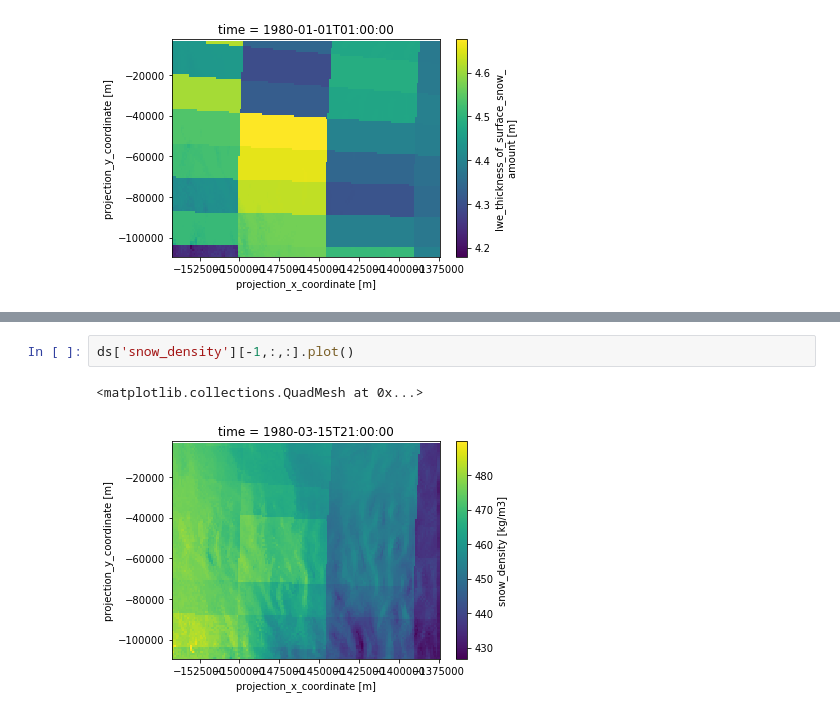
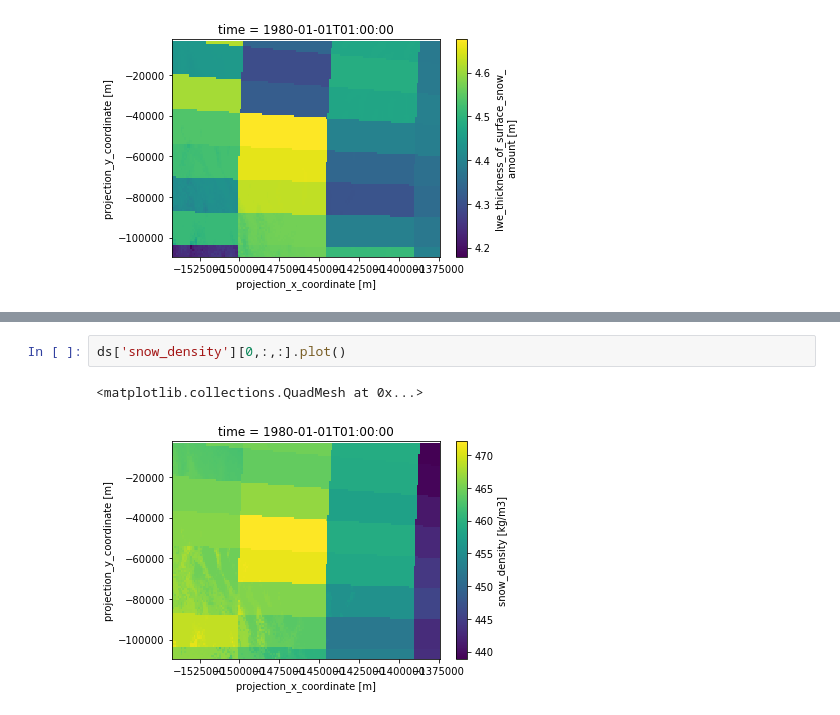
Before and after one commit to EricKeenan/SNOWPACK_WAIS, a Jupyter notebook: analysis/inspect_grid.ipynb, the cells around one changed output, grey strips where cells are left out. Saved outputs shown, nothing was run; the diff lists cells and outputs as text.

```diff
--- a/analysis/inspect_grid.ipynb
+++ b/analysis/inspect_grid.ipynb
@@ -46,5 +46,5 @@ dswe.sel(northing=-84000).plot()
 # %%
-ds['snow_density'][-1,:,:].plot()
+ds['snow_density'][0,:,:].plot()
 # %% [output]
 <matplotlib.collections.QuadMesh at 0x...>
-[figure, old version]
+[figure, new version]
```
Also changed, not shown: parts of 4 cells of this notebook, 3 other files.
